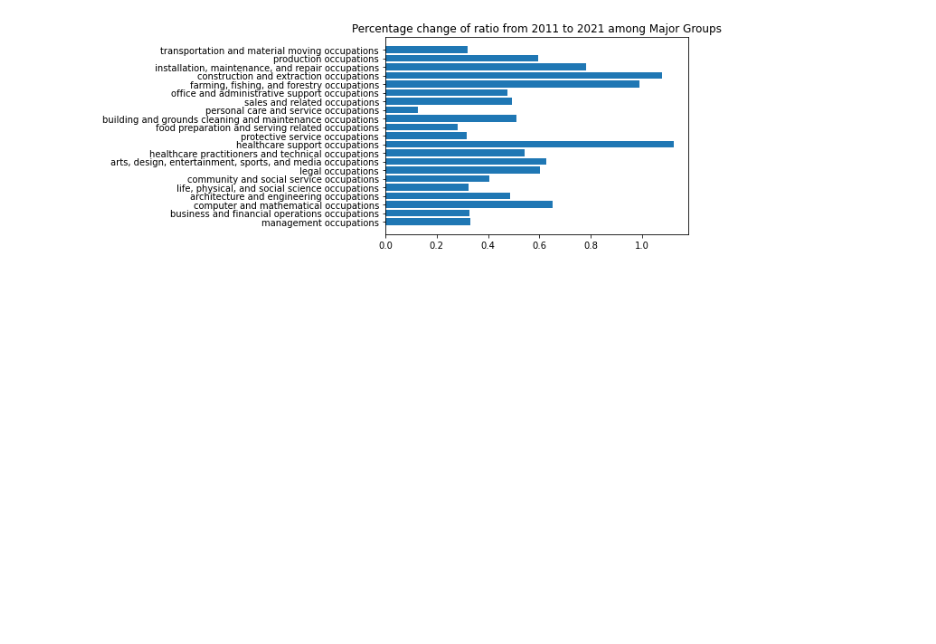
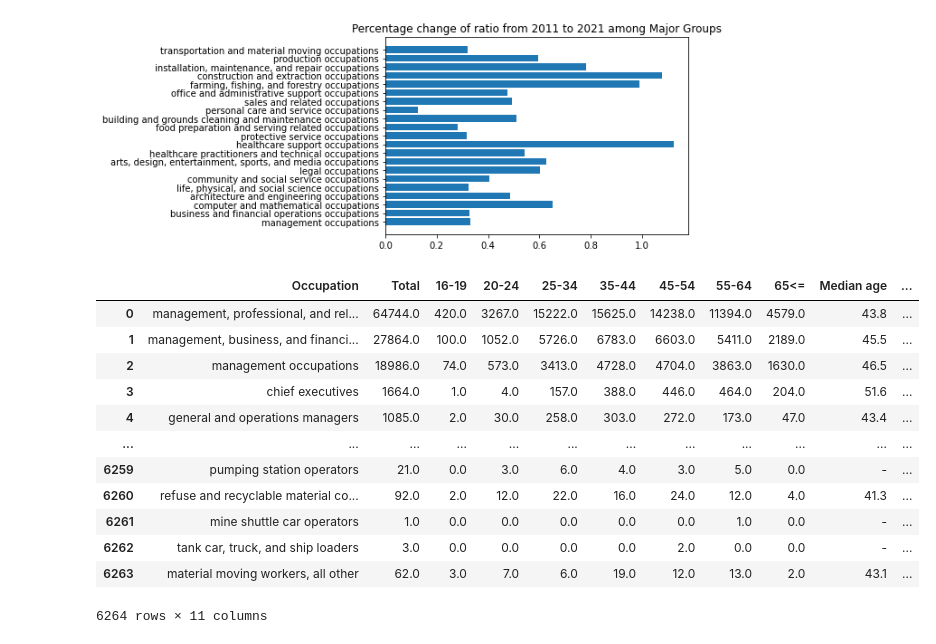
Before and after one commit to terencetan-c/4YP-The-Future-of-Work, a Jupyter notebook: Data cleaning/Data cleaning.ipynb, the cells around one changed output. Drawn from its saved outputs; the diff is of its cells as text; code cells hidden in the pictures; blank space fills up the shorter version.

```diff
--- a/Data cleaning/Data cleaning.ipynb
+++ b/Data cleaning/Data cleaning.ipynb
@@ -441,3 +441,19 @@ plt.title('Percentage change of ratio from 2011 to 2021 among Major Groups')
 # %% [output]
 Text(0.5, 1.0, 'Percentage change of ratio from 2011 to 2021 among Major Groups')
 [figure]
+# %%
+df
+# %% [output]
+|  | Occupation | Total | 16-19 | 20-24 | 25-34 | 35-44 | 45-54 | 55-64 | 65<= | Median age | ... |
+| 0 | management, professional, and rel... | 64744.0 | 420.0 | 3267.0 | 15222.0 | 15625.0 | 14238.0 | 11394.0 | 4579.0 | 43.8 | ... |
+| 1 | management, business, and financi... | 27864.0 | 100.0 | 1052.0 | 5726.0 | 6783.0 | 6603.0 | 5411.0 | 2189.0 | 45.5 | ... |
+| 2 | management occupations | 18986.0 | 74.0 | 573.0 | 3413.0 | 4728.0 | 4704.0 | 3863.0 | 1630.0 | 46.5 | ... |
+| 3 | chief executives | 1664.0 | 1.0 | 4.0 | 157.0 | 388.0 | 446.0 | 464.0 | 204.0 | 51.6 | ... |
+| 4 | general and operations managers | 1085.0 | 2.0 | 30.0 | 258.0 | 303.0 | 272.0 | 173.0 | 47.0 | 43.4 | ... |
+| ... | ... | ... | ... | ... | ... | ... | ... | ... | ... | ... | ... |
+| 6259 | pumping station operators | 21.0 | 0.0 | 3.0 | 6.0 | 4.0 | 3.0 | 5.0 | 0.0 | - | ... |
+| 6260 | refuse and recyclable material co... | 92.0 | 2.0 | 12.0 | 22.0 | 16.0 | 24.0 | 12.0 | 4.0 | 41.3 | ... |
+| 6261 | mine shuttle car operators | 1.0 | 0.0 | 0.0 | 0.0 | 0.0 | 0.0 | 1.0 | 0.0 | - | ... |
+| 6262 | tank car, truck, and ship loaders | 3.0 | 0.0 | 0.0 | 0.0 | 0.0 | 2.0 | 0.0 | 0.0 | - | ... |
+| 6263 | material moving workers, all other | 62.0 | 3.0 | 7.0 | 6.0 | 19.0 | 12.0 | 13.0 | 2.0 | 43.1 | ... |
+6264 rows × 11 columns
```
Also changed, not shown: 21 other files.
